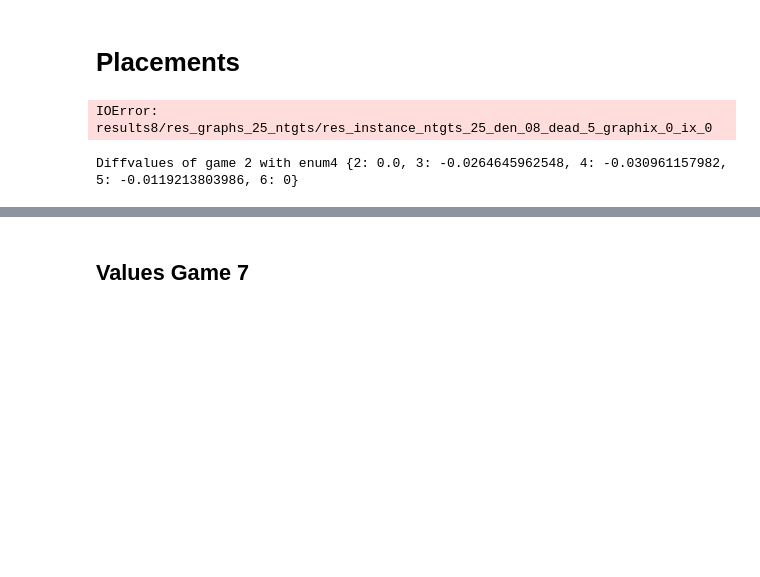
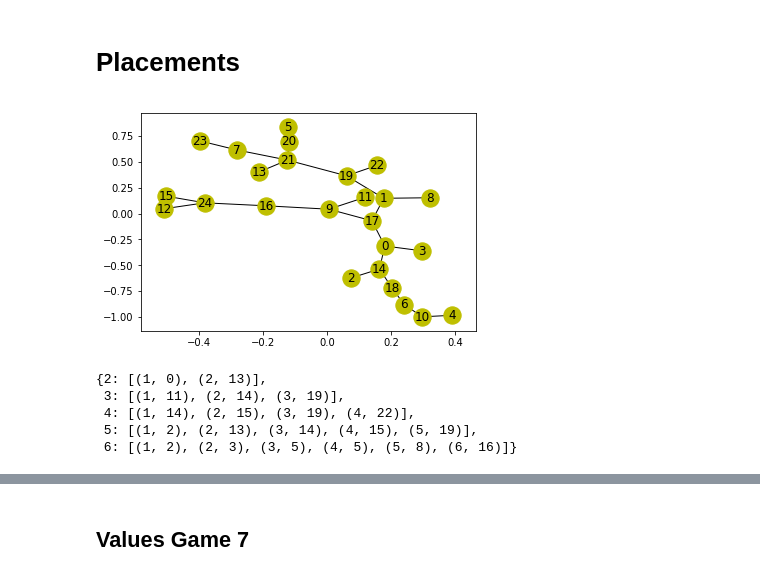
Before and after one commit to jacopodisi/mru_securitygame, a Jupyter notebook: resultControl.ipynb, the cells around one changed output, grey strips where cells are left out. Cells and saved outputs as stored; diff of their text form; code cells hidden in the pictures; blank space fills up the shorter version.

```diff
--- a/resultControl.ipynb
+++ b/resultControl.ipynb
@@ -53,35 +172,19 @@ def plotplaceimprove(result, nres, node_val, graph, pos_nodes=None, incremental=
         plt.show()
 # %% [markdown]
 # Placements
+# %%
+graph = io.load_graph(25, 5, 8, 2)
+result = io.load_results(25, 5, 8, 2, enumtype=2)
+values = [v.value for v in graph.getVertices()]
+# %%
+G, layout = compute_nx_graph(graph, plot=True)
+# %% [output]
+[figure, added]
 # %%
-result = {}
-graphs = {}
+result[1]
+# %% [output]
+{2: [(1, 0), (2, 13)],
+ 3: [(1, 11), (2, 14), (3, 19)],
+ 4: [(1, 14), (2, 15), (3, 19), (4, 22)],
+ 5: [(1, 2), (2, 13), (3, 14), (4, 15), (5, 19)],
+ 6: [(1, 2), (2, 3), (3, 5), (4, 5), (5, 8), (6, 16)]}
-# %%
-x = range(10)
-y = [1, 7, 8, 9, 10, 11, 30, 4]
-for i in x:
-    graphs[i] = io.load_graph(25, 5, 8, i)
-    for j in y:
-        result[(i, j)] = io.load_results(25, 5, 8, i, enumtype=j)
-if False:
-    print('game values')
-    for i in x:
-        print('********************************')
-        print('Values of game ' + str(i))
-        for j in y:
-            print('-----')
-            print('enumeration ' + str(j))
-            print(result[(i, j)][0])
-# %% [output]
-IOError: results8/res_graphs_25_ntgts/res_instance_ntgts_25_den_08_dead_5_graphix_0_ix_0
-# %%
-for i in [2]:
-    for e in [4]:
-        pstring ='Diffvalues of game ' + str(i) + ' with enum ' + str(e) + ' {'
-        for k, v in result[(i, 10)][0].iteritems():
-            p = result[(i, e)][0][k] - v
-            pstring += str(k) + ': ' + str(p) + ', '
-        pstring = pstring.rsplit(', ', 1)[0] + '}'
-        print(pstring)
-# %% [output]
-Diffvalues of game 2 with enum4 {2: 0.0, 3: -0.0264645962548, 4: -0.030961157982, 5: -0.0119213803986, 6: 0}
```
Also changed, not shown: parts of 13 cells of this notebook, 1 other file.
